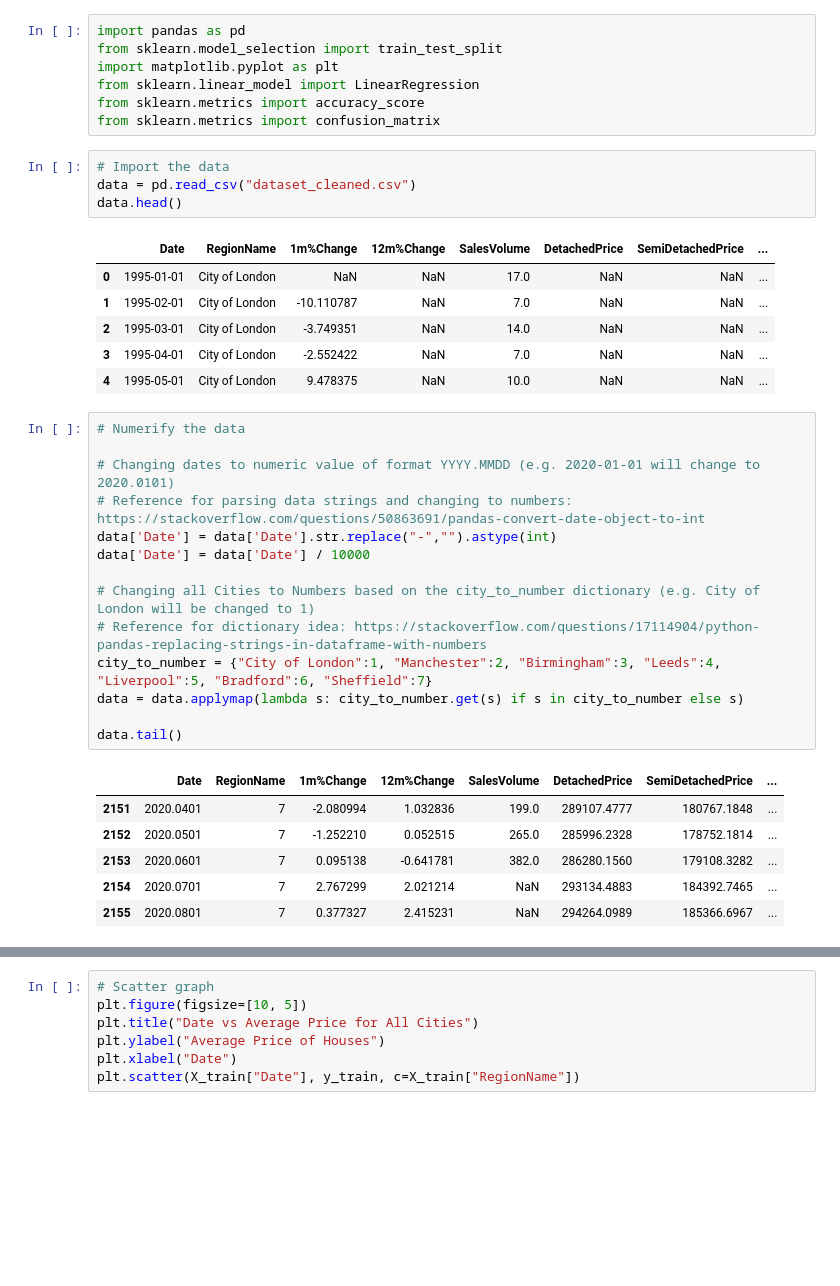
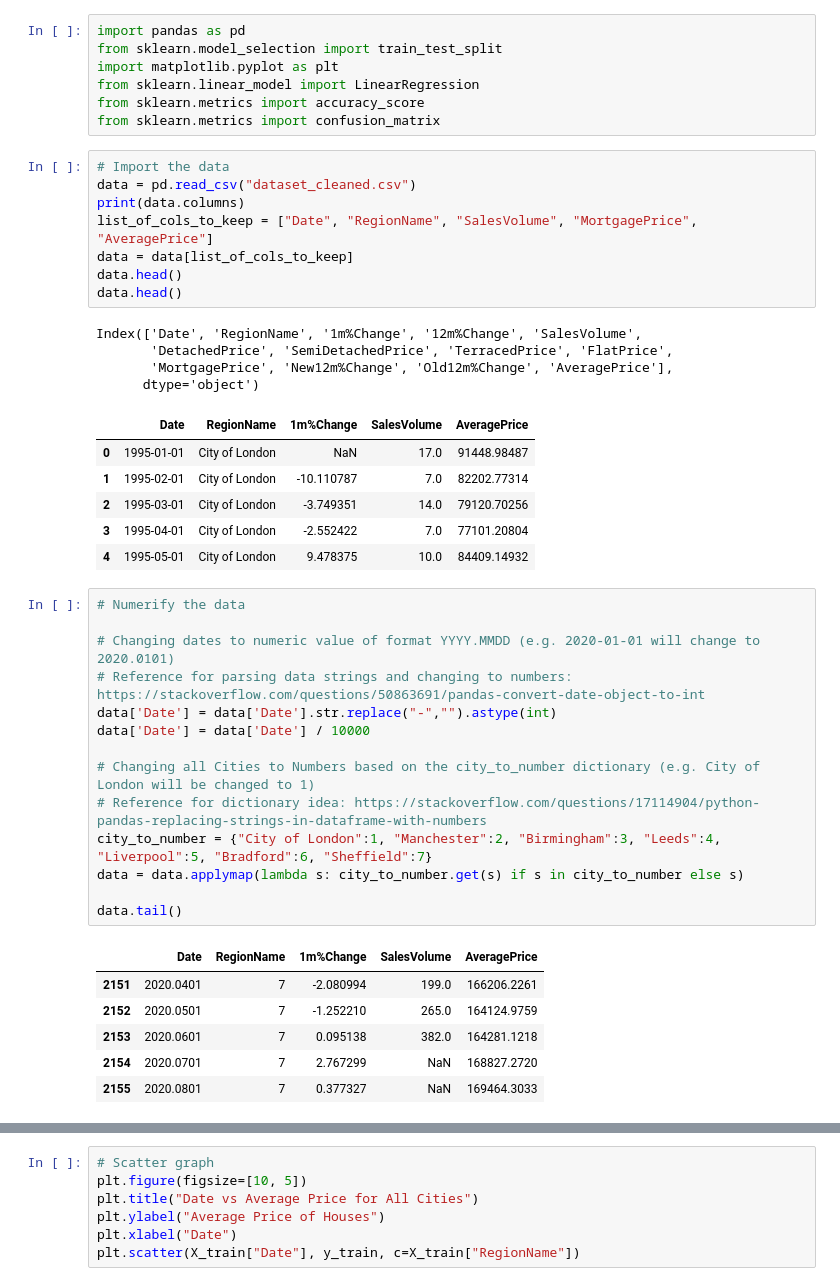
Before and after one commit to MQumairi/intro_to_ai_coursework, a Jupyter notebook: src/LinearRegression Multi.ipynb, the cells around one changed output, grey strips where cells are left out. Drawn from its saved outputs; the diff is of its cells as text; blank space fills up the shorter version.

```diff
--- a/src/LinearRegression Multi.ipynb
+++ b/src/LinearRegression Multi.ipynb
@@ -19,14 +19,22 @@ from sklearn.metrics import confusion_matrix
 # %%
 # Import the data
 data = pd.read_csv("dataset_cleaned.csv")
+print(data.columns)
+list_of_cols_to_keep = ["Date", "RegionName", "SalesVolume", "MortgagePrice", "AveragePrice"]
+data = data[list_of_cols_to_keep]
 data.head()
+data.head()
 # %% [output]
+Index(['Date', 'RegionName', '1m%Change', '12m%Change', 'SalesVolume',
+       'DetachedPrice', 'SemiDetachedPrice', 'TerracedPrice', 'FlatPrice',
+       'MortgagePrice', 'New12m%Change', 'Old12m%Change', 'AveragePrice'],
+      dtype='object')
-|  | Date | RegionName | 1m%Change | 12m%Change | SalesVolume | DetachedPrice | SemiDetachedPrice | ... |
-| 0 | 1995-01-01 | City of London | NaN | NaN | 17.0 | NaN | NaN | ... |
-| 1 | 1995-02-01 | City of London | -10.110787 | NaN | 7.0 | NaN | NaN | ... |
-| 2 | 1995-03-01 | City of London | -3.749351 | NaN | 14.0 | NaN | NaN | ... |
-| 3 | 1995-04-01 | City of London | -2.552422 | NaN | 7.0 | NaN | NaN | ... |
-| 4 | 1995-05-01 | City of London | 9.478375 | NaN | 10.0 | NaN | NaN | ... |
+|  | Date | RegionName | 1m%Change | SalesVolume | AveragePrice |
+| 0 | 1995-01-01 | City of London | NaN | 17.0 | 91448.98487 |
+| 1 | 1995-02-01 | City of London | -10.110787 | 7.0 | 82202.77314 |
+| 2 | 1995-03-01 | City of London | -3.749351 | 14.0 | 79120.70256 |
+| 3 | 1995-04-01 | City of London | -2.552422 | 7.0 | 77101.20804 |
+| 4 | 1995-05-01 | City of London | 9.478375 | 10.0 | 84409.14932 |
 # %%
 # Numerify the data
 
@@ -42,12 +50,12 @@ data = data.applymap(lambda s: city_to_number.get(s) if s in city_to_number else
 
 data.tail()
 # %% [output]
-|  | Date | RegionName | 1m%Change | 12m%Change | SalesVolume | DetachedPrice | SemiDetachedPrice | ... |
-| 2151 | 2020.0401 | 7 | -2.080994 | 1.032836 | 199.0 | 289107.4777 | 180767.1848 | ... |
-| 2152 | 2020.0501 | 7 | -1.252210 | 0.052515 | 265.0 | 285996.2328 | 178752.1814 | ... |
-| 2153 | 2020.0601 | 7 | 0.095138 | -0.641781 | 382.0 | 286280.1560 | 179108.3282 | ... |
-| 2154 | 2020.0701 | 7 | 2.767299 | 2.021214 | NaN | 293134.4883 | 184392.7465 | ... |
-| 2155 | 2020.0801 | 7 | 0.377327 | 2.415231 | NaN | 294264.0989 | 185366.6967 | ... |
+|  | Date | RegionName | 1m%Change | SalesVolume | AveragePrice |
+| 2151 | 2020.0401 | 7 | -2.080994 | 199.0 | 166206.2261 |
+| 2152 | 2020.0501 | 7 | -1.252210 | 265.0 | 164124.9759 |
+| 2153 | 2020.0601 | 7 | 0.095138 | 382.0 | 164281.1218 |
+| 2154 | 2020.0701 | 7 | 2.767299 | NaN | 168827.2720 |
+| 2155 | 2020.0801 | 7 | 0.377327 | NaN | 169464.3033 |
 # %%
 # Replace empty cells with mean of column
 
```
Also changed, not shown: parts of 5 cells of this notebook, 1 other file.
